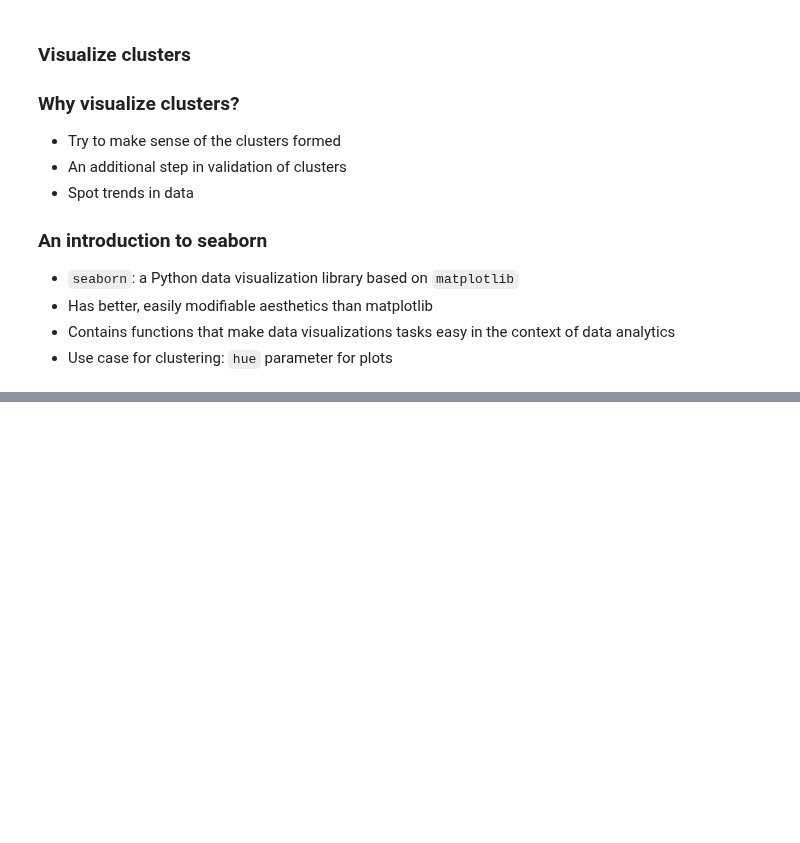
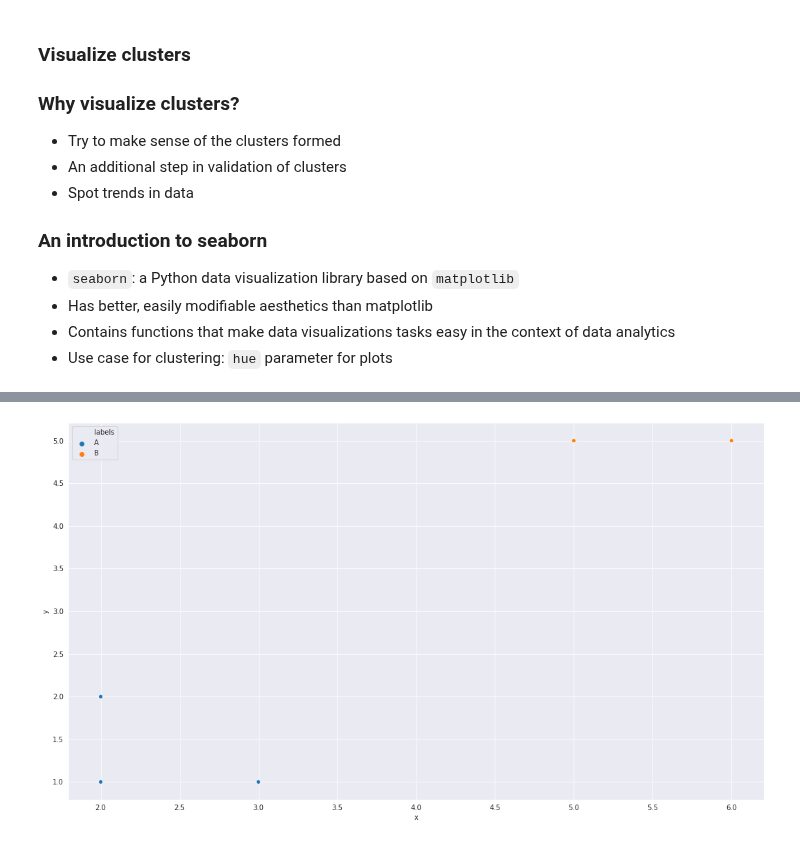
Before and after one commit to MikSm1th/datacamp_notes, a Jupyter notebook: clusterting_w_SciPy/2_Basics_of_hierarchical_clustering.ipynb, the cells around one changed output, grey strips where cells are left out. Drawn from its saved outputs; the diff is of its cells as text; code cells hidden in the pictures; blank space fills up the shorter version.

```diff
--- a/clusterting_w_SciPy/2_Basics_of_hierarchical_clustering.ipynb
+++ b/clusterting_w_SciPy/2_Basics_of_hierarchical_clustering.ipynb
@@ -125,0 +129,9 @@ df.plot.scatter(x='x', y='y', c=df['labels'].apply)
+# %%
+sns.scatterplot(x='x',
+               y='y',
+               hue='labels',
+               data=df)
+
+plt.show()
+# %% [output]
+[figure, added]
```
Also changed, not shown: parts of 11 cells of this notebook.
